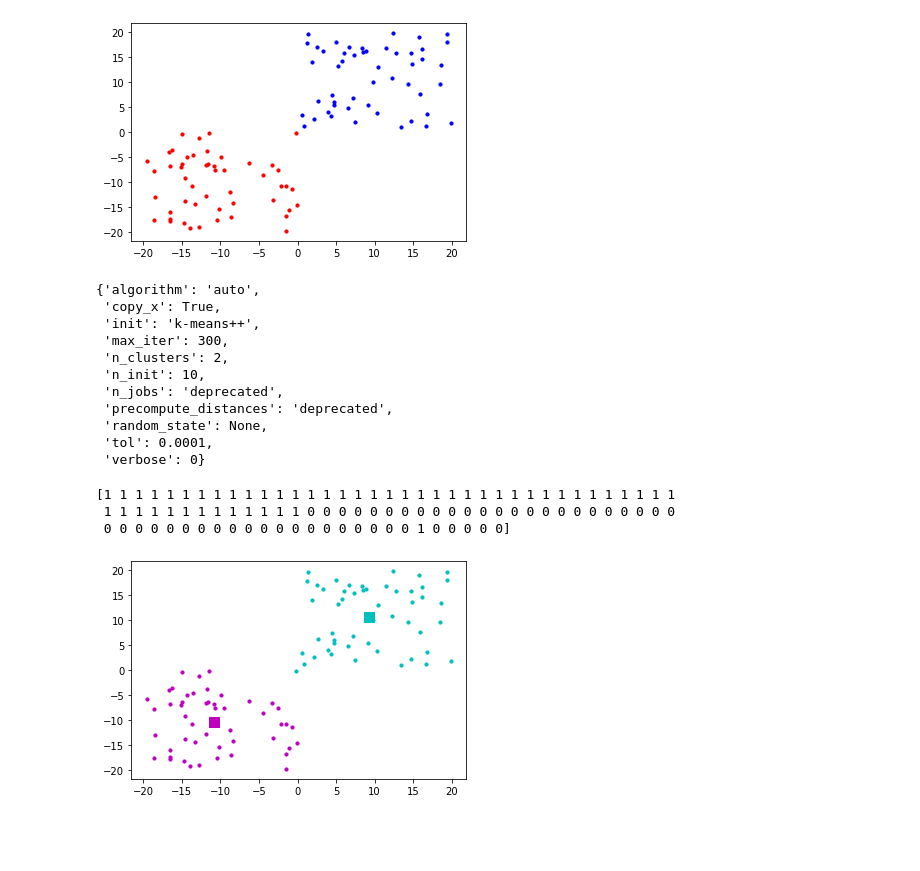
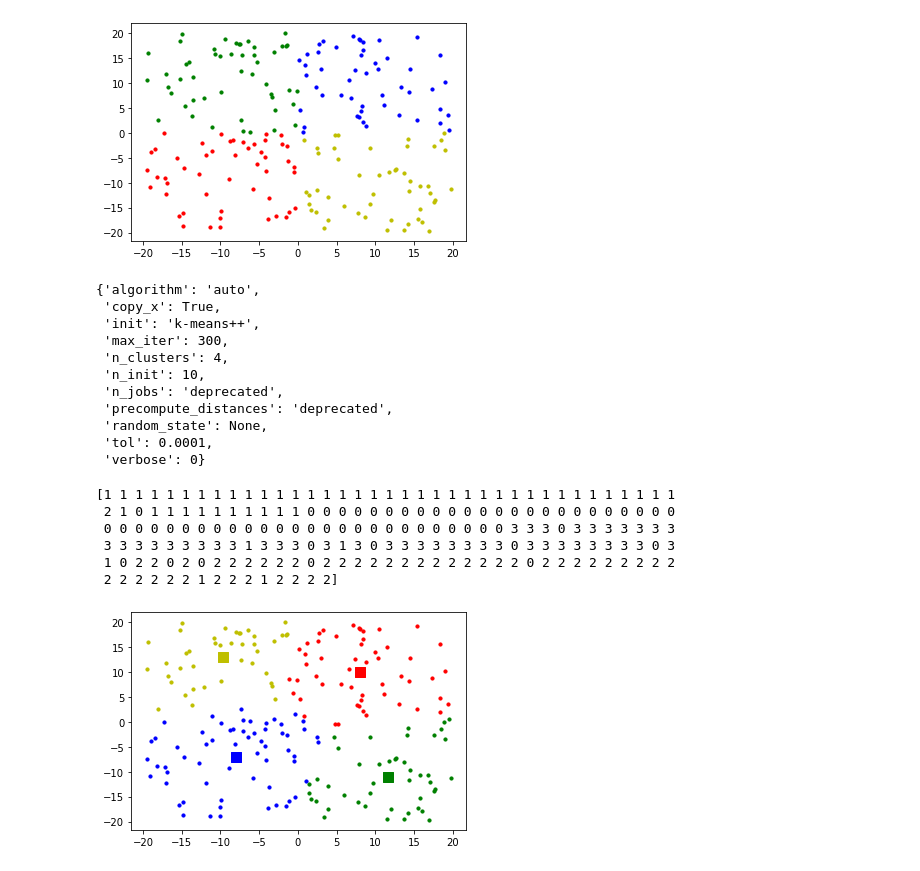
Before and after one commit to mycoalchen/KMeansProject, a Jupyter notebook: simple.ipynb, the cells around one changed output. Cells and saved outputs as stored; diff of their text form; code cells hidden in the pictures; blank space fills up the shorter version.

Commit message:
increased number of groups- bugs still remaining

```diff
--- a/simple.ipynb
+++ b/simple.ipynb
@@ -5,18 +5,24 @@ import matplotlib.pyplot as plt
 from sklearn.cluster import KMeans
 %matplotlib inline
 # %%
-# Generate 2 groups of random 2d data
-bgroup = 20 * np.random.rand(100, 2)
+# Generate 4 groups of random 2d data
+bgroup = 20 * np.random.rand(200, 2)
 rgroup = -20 * np.random.rand(50, 2)
-# Replace the second half of bgroup with rgroup
+ggroup = 20 * np.random.rand(50, 2) - 50 * [[20, 0]]
+ygroup = 20 * np.random.rand(50, 2) - 50 * [[0, 20]]
+# Replace the quadrants of bgroup with the other groups
 bgroup[50:100, :] = rgroup
+bgroup[100:150, :] = ggroup
+bgroup[150:200, :] = ygroup
 plt.scatter(bgroup[0:50, 0], bgroup[0:50, 1], s = 10, c = 'b')
 plt.scatter(bgroup[50:100, 0], bgroup[50:100, 1], s = 10, c = 'r')
+plt.scatter(bgroup[100:150, 0], bgroup[100:150, 1], s = 10, c = 'g')
+plt.scatter(bgroup[150:200, 0], bgroup[150:200, 1], s = 10, c = 'y')
 plt.show()
 # %% [output]
-[figure, old version]
+[figure, new version]
 # %%
-Kmean = KMeans(n_clusters = 2)
+Kmean = KMeans(n_clusters = 4)
 Kmean.fit(bgroup)
 Kmean.get_params()
 # %% [output]
@@ -24,7 +30,7 @@ Kmean.get_params()
  'copy_x': True,
  'init': 'k-means++',
  'max_iter': 300,
- 'n_clusters': 2,
+ 'n_clusters': 4,
  'n_init': 10,
  'n_jobs': 'deprecated',
  'precompute_distances': 'deprecated',
@@ -34,22 +40,32 @@ Kmean.get_params()
 # %%
 print(Kmean.labels_)
 labels = Kmean.labels_
 centroids = Kmean.cluster_centers_
 
-for i in range(100):
+for i in range(200):
+    if labels[i] == 0:
+        plt.scatter(bgroup[i][0], bgroup[i][1], s = 10, c = 'b')
     if labels[i] == 1:
-        plt.scatter(bgroup[i][0], bgroup[i][1], s = 10, c = 'c')
-    else:
-        plt.scatter(bgroup[i][0], bgroup[i][1], s = 10, c = 'm')
+        plt.scatter(bgroup[i][0], bgroup[i][1], s = 10, c = 'r')
+    if labels[i] == 2:
+        plt.scatter(bgroup[i][0], bgroup[i][1], s = 10, c = 'g')
+    if labels[i] == 3:
+        plt.scatter(bgroup[i][0], bgroup[i][1], s = 10, c = 'y')
 
-plt.scatter(centroids[0][0], centroids[0][1], s = 100, c = 'm', marker='s')
-plt.scatter(centroids[1][0], centroids[1][1], s = 100, c = 'c', marker='s')
+plt.scatter(centroids[0][0], centroids[0][1], s = 100, c = 'b', marker='s')
+plt.scatter(centroids[1][0], centroids[1][1], s = 100, c = 'r', marker='s')
+plt.scatter(centroids[2][0], centroids[2][1], s = 100, c = 'g', marker='s')
+plt.scatter(centroids[3][0], centroids[3][1], s = 100, c = 'y', marker='s')
+
 plt.show()
 # %% [output]
 [1 1 1 1 1 1 1 1 1 1 1 1 1 1 1 1 1 1 1 1 1 1 1 1 1 1 1 1 1 1 1 1 1 1 1 1 1
- 1 1 1 1 1 1 1 1 1 1 1 1 1 0 0 0 0 0 0 0 0 0 0 0 0 0 0 0 0 0 0 0 0 0 0 0 0
- 0 0 0 0 0 0 0 0 0 0 0 0 0 0 0 0 0 0 0 0 1 0 0 0 0 0]
+ 2 1 0 1 1 1 1 1 1 1 1 1 1 0 0 0 0 0 0 0 0 0 0 0 0 0 0 0 0 0 0 0 0 0 0 0 0
+ 0 0 0 0 0 0 0 0 0 0 0 0 0 0 0 0 0 0 0 0 0 0 0 0 0 0 3 3 3 0 3 3 3 3 3 3 3
+ 3 3 3 3 3 3 3 3 3 1 3 3 3 0 3 1 3 0 3 3 3 3 3 3 3 3 0 3 3 3 3 3 3 3 3 0 3
+ 1 0 2 2 0 2 0 2 2 2 2 2 2 0 2 2 2 2 2 2 2 2 2 2 2 2 2 0 2 2 2 2 2 2 2 2 2
+ 2 2 2 2 2 2 1 2 2 2 1 2 2 2 2]
-[figure, old version]
+[figure, new version]
 # %%
 # Our KMeans class
 class KMemes:
```
Also changed, not shown: parts of 3 cells of this notebook.
